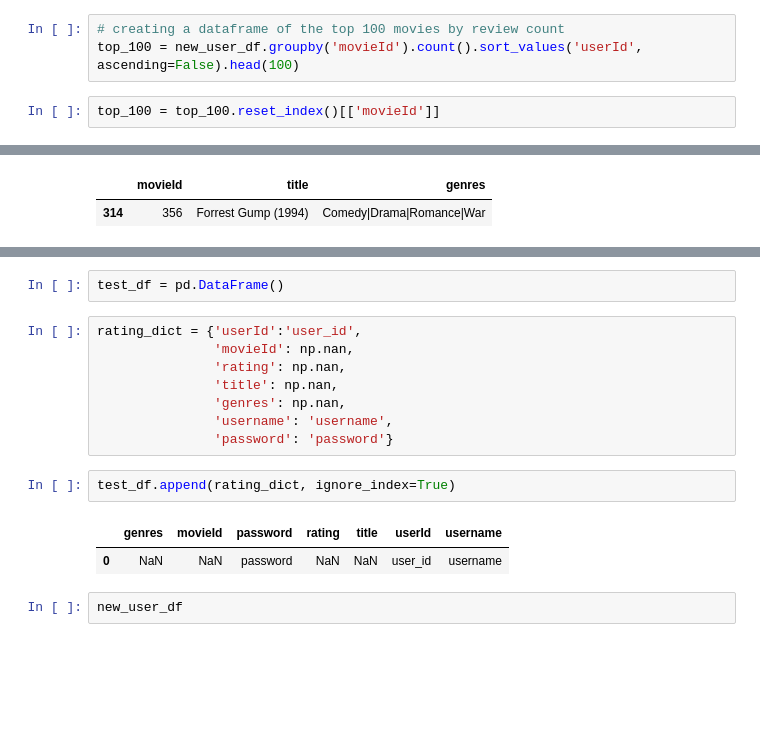
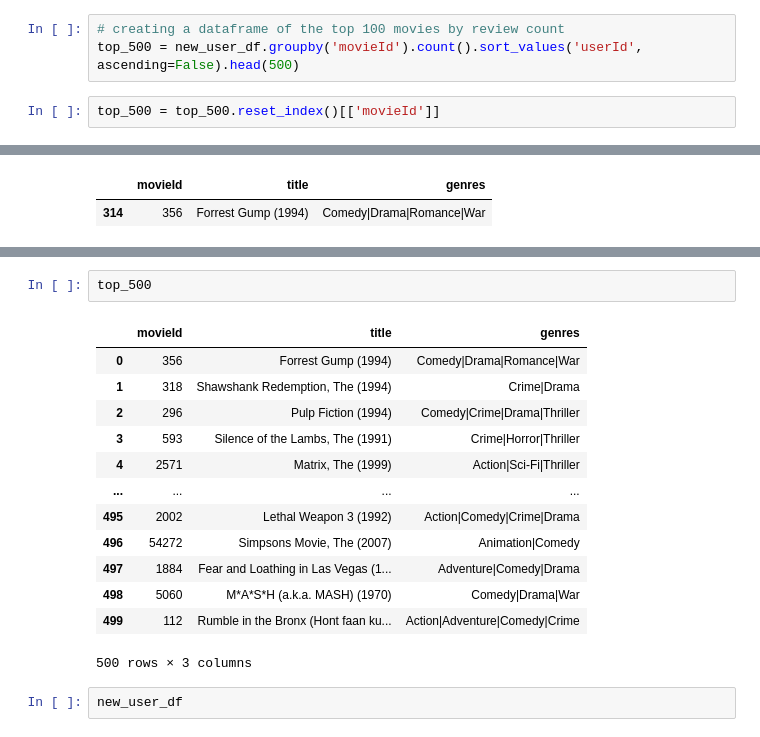
Before and after one commit to JasmineHuang25/rec-systems-project, a Jupyter notebook: Matt_notebook.ipynb, the cells around one changed output, grey strips where cells are left out. Cells and saved outputs as stored; diff of their text form; blank space fills up the shorter version.

```diff
--- a/Matt_notebook.ipynb
+++ b/Matt_notebook.ipynb
@@ -576,8 +592,8 @@ Thank you. Closing the program.
 # %%
 # creating a dataframe of the top 100 movies by review count
-top_100 = new_user_df.groupby('movieId').count().sort_values('userId', ascending=False).head(100)
+top_500 = new_user_df.groupby('movieId').count().sort_values('userId', ascending=False).head(500)
 # %%
-top_100 = top_100.reset_index()[['movieId']]
+top_500 = top_500.reset_index()[['movieId']]
 # %%
 movies_df.loc[movies_df['movieId'] == 356]
 # %% [output]
@@ -614,18 +605,19 @@ top_100
-# %%
-test_df = pd.DataFrame()
-# %%
-rating_dict = {'userId':'user_id',
-               'movieId': np.nan,
-               'rating': np.nan,
-               'title': np.nan,
-               'genres': np.nan,
-               'username': 'username',
-               'password': 'password'}
-# %%
-test_df.append(rating_dict, ignore_index=True)
-# %% [output]
-|  | genres | movieId | password | rating | title | userId | username |
-| 0 | NaN | NaN | password | NaN | NaN | user_id | username |
+# %%
+top_500
+# %% [output]
+|  | movieId | title | genres |
+| 0 | 356 | Forrest Gump (1994) | Comedy|Drama|Romance|War |
+| 1 | 318 | Shawshank Redemption, The (1994) | Crime|Drama |
+| 2 | 296 | Pulp Fiction (1994) | Comedy|Crime|Drama|Thriller |
+| 3 | 593 | Silence of the Lambs, The (1991) | Crime|Horror|Thriller |
+| 4 | 2571 | Matrix, The (1999) | Action|Sci-Fi|Thriller |
+| ... | ... | ... | ... |
+| 495 | 2002 | Lethal Weapon 3 (1992) | Action|Comedy|Crime|Drama |
+| 496 | 54272 | Simpsons Movie, The (2007) | Animation|Comedy |
+| 497 | 1884 | Fear and Loathing in Las Vegas (1... | Adventure|Comedy|Drama |
+| 498 | 5060 | M*A*S*H (a.k.a. MASH) (1970) | Comedy|Drama|War |
+| 499 | 112 | Rumble in the Bronx (Hont faan ku... | Action|Adventure|Comedy|Crime |
+500 rows × 3 columns
 # %%
 new_user_df
 # %% [output]
```
Also changed, not shown: parts of 29 cells of this notebook.
